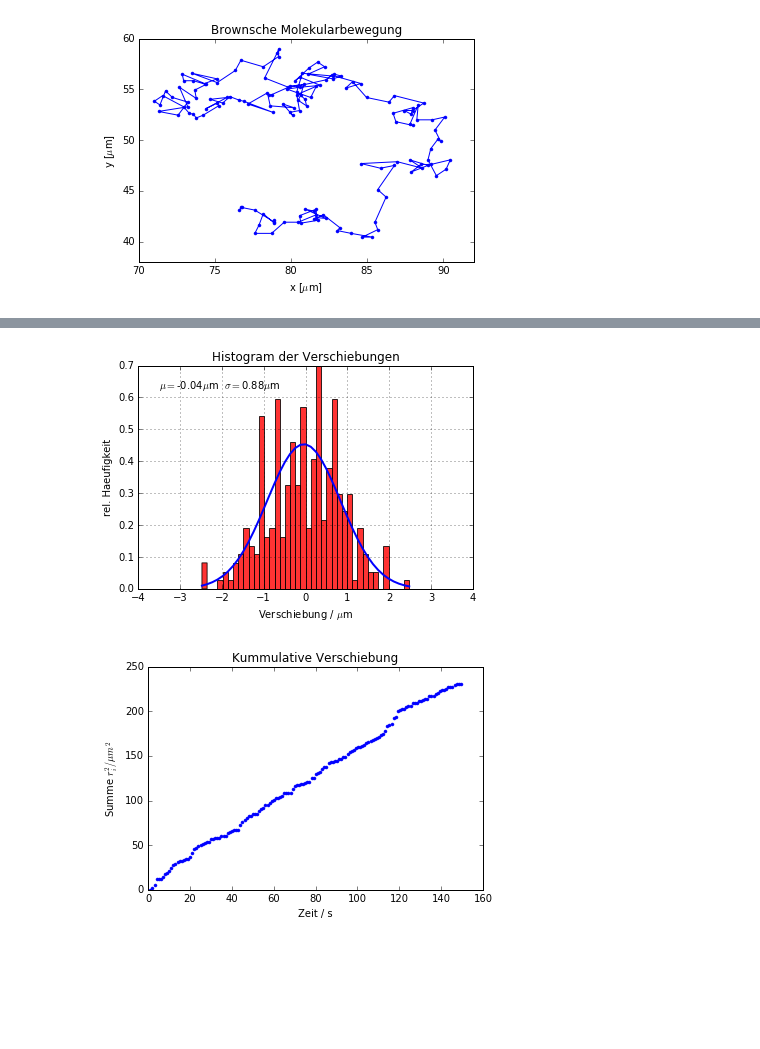
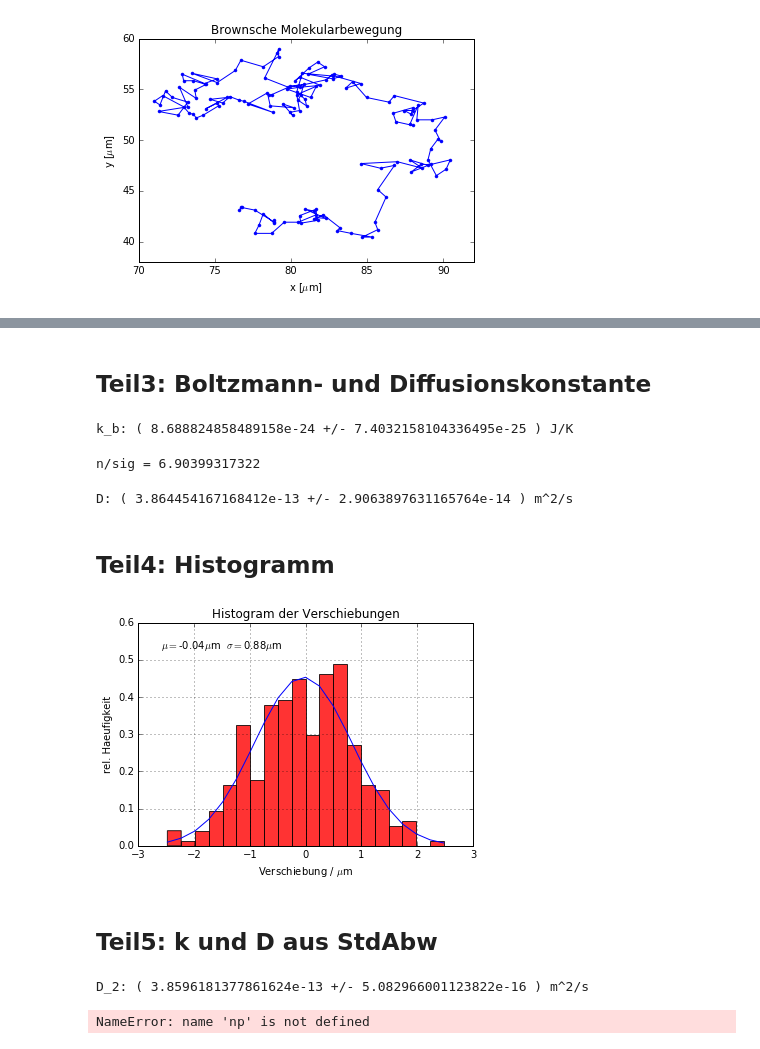
Before and after one commit to acereca/python, a Jupyter notebook: PAP223/223.ipynb, the cells around one changed output, grey strips where cells are left out. Cells and saved outputs as stored; diff of their text form; code cells hidden in the pictures; blank space fills up the shorter version.

```diff
--- a/PAP223/223.ipynb
+++ b/PAP223/223.ipynb
@@ -38,0 +71,2 @@ R_sq: 1.5507406174496645 +/- 0.11661066243705812
+# %% [markdown]
+## Teil3: Boltzmann- und Diffusionskonstante
@@ -39,25 +77,67 @@ R_sq: 1.5507406174496645 +/- 0.11661066243705812
+# %%
+eta, deta = 9.35*10**(-4),.05*10**(-4)
+a, da = 378*10**-9, 15*10**-9
+T, dT = 273.3 + 23, .1
+t, ddt = np.mean(dt),stdmean(np.std(dt),dt.size)
+rmean,drmean = r_squared_mean*10**-12,r_squared_mean_std*10**-12
+
+k = 6 * np.pi * eta * a * rmean / ( 4 * T * t )
+dk = k * relerr((deta,da,dT,ddt,drmean),(eta,a,T,t,rmean))
+printResult("k_b",k,dk,"J/K")
+# %% [output]
+k_b: ( 8.688824858489158e-24 +/- 7.4032158104336495e-25 ) J/K
+# %%
+k_lit = 1.38*10**-23
+print("n/sig =",abs(k-k_lit)/dk)
+# %% [output]
+n/sig = 6.90399317322
+# %%
+D = rmean / 4 / t
+dD = relerr((drmean,ddt),(rmean,t))*D
+
+printResult("D",D,dD,"m^2/s")
+# %% [output]
+D: ( 3.864454167168412e-13 +/- 2.9063897631165764e-14 ) m^2/s
+# %% [markdown]
+## Teil4: Histogramm
 # %%
-n, bins, patches=plt.hist(np.append(dx,dy), 40, normed=1, facecolor='red', alpha=0.8)
+n, bins, patches=plt.hist(np.append(dx,dy), 20, normed=1, facecolor='red', alpha=0.8)
 
-plt.text(-3.5, .63, '$\mu=$'+str(round(np.mean(np.append(dx,dy)),2))
-         +'$\mu$m'+'  $\sigma=$'+str(round(np.std(np.append(dx,dy)),2))+'$\mu$m')
+mu = round(np.mean(np.append(dx,dy)),2)
+sig = round(np.std(np.append(dx,dy)),2)
+
+plt.text(-2.6, .53, '$\mu=$'+str(mu)
+         +'$\mu$m'+'  $\sigma=$'+str(sig)+'$\mu$m')
 plt.xlabel('Verschiebung / $\mu$m')
 plt.ylabel('rel. Haeufigkeit')
 plt.title('Histogram der Verschiebungen')
 plt.grid(True)
-plt.axis([-4, 4, 0, 0.7])
+plt.axis([-3, 3, 0, 0.6])
 
 gauss = mlab.normpdf( bins, np.mean(np.append(dx,dy)), np.std(np.append(dx,dy)))
-plt.plot(bins, gauss, 'b-', linewidth=2)
+plt.plot(bins, gauss, 'b-', linewidth=1,)
 plt.show()
 # %% [output]
-[figure, old version]
+[figure, new version]
+# %% [markdown]
+## Teil5: k und D aus StdAbw
+# %%
+D = sig**2/2/t/10**12
+dsig = .2*10**-6 / np.sqrt(2*299)
+
+dD = relerr((ddt,2*dsig),(t,sig))*D
+printResult("D_2",D,dD,"m^2/s")
+# %% [output]
+D_2: ( 3.8596181377861624e-13 +/- 5.082966001123822e-16 ) m^2/s
 # %%
 r_kumm=np.cumsum(r_squared)
-plt.plot(t[:-1], r_kumm, marker='.', linewidth=0)
+
+fit_lin(tlist,r_kumm)
+
+plt.plot(tlist[:-1], r_kumm, marker='.', linewidth=0)
 plt.xlabel('Zeit / s')
 plt.ylabel('Summe $r_i^2 /\mu m^2$')
 plt.title('Kummulative Verschiebung')
 plt.show()
 # %% [output]
-[figure, removed]
+NameError: name 'np' is not defined
```
Also changed, not shown: parts of 6 cells of this notebook, 2 other files.
